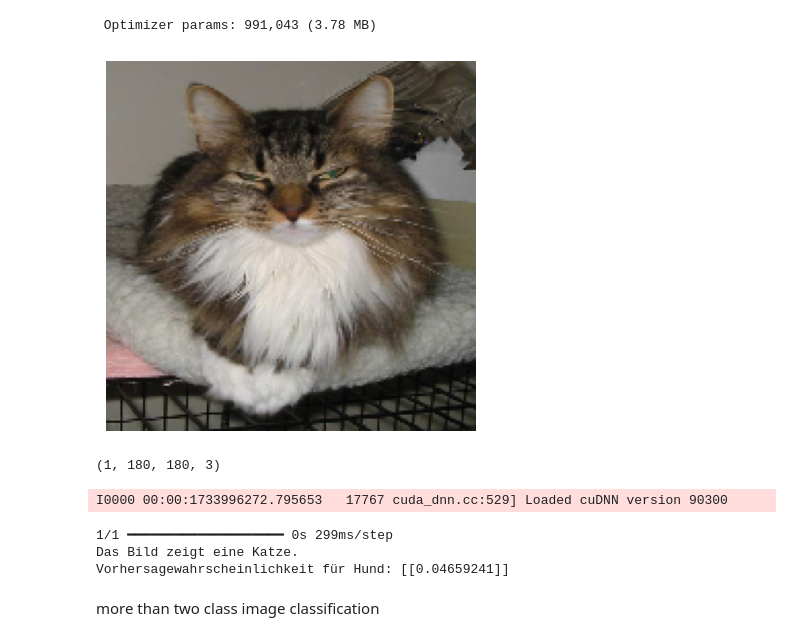
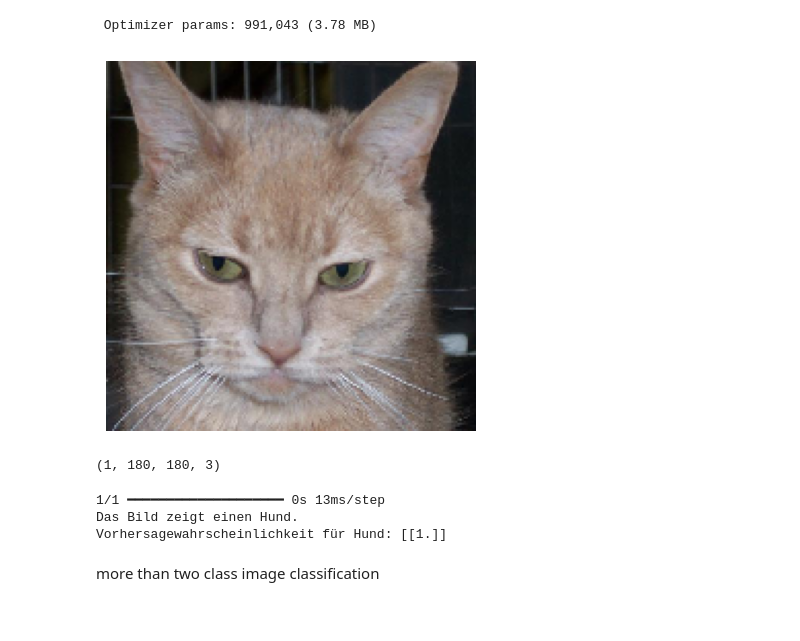
Before and after one commit to RiccardoDAndrea/SceneDetect, a Jupyter notebook: binary_image_classfication.ipynb, the cells around one changed output. Drawn from its saved outputs; the diff is of its cells as text; code cells hidden in the pictures.

```diff
--- a/binary_image_classfication.ipynb
+++ b/binary_image_classfication.ipynb
@@ -267,22 +325,22 @@ Model: "functional_1"
 # %%
 # Model nutzen
 import tensorflow as tf
 from tensorflow.keras.preprocessing import image
 import numpy as np
 import matplotlib.pyplot as plt
 
 # Bild laden
-image_path = r"cats_vs_dogs_small/test/cat/1504.jpg"
+image_path = r"cats_vs_dogs_small/test/cat/1666.jpg"
 
 # Bild auf die gewünschte Eingabegröße skalieren unsere Modell nimmt 180 x 180 x3
 img = image.load_img(image_path, target_size=(180, 180))
 
 # Bild anzeigen
 plt.imshow(img)
 plt.axis("off")
 plt.show()
 # %% [output]
-[figure, old version]
+[figure, new version]
 # %%
 # Das Bild in ein NumPy-Array umwandeln
 img_array = image.img_to_array(img)
@@ -293,8 +351,8 @@ print(img_array.shape)
 (1, 180, 180, 3)
 # %%
 # Vorhersage mit dem geladenen Modell
-prediction = convnet_from_scratch.predict(img_array)
-
+#prediction = convnet_from_scratch.predict(img_array)
+prediction = model.predict(img_array)
 # Vorhersage auswerten
 # Da es eine binäre Klassifikation (Hund vs. Katze) ist:
 if prediction[0] > 0.5:
@@ -303,12 +361,13 @@ else:
     print("Das Bild zeigt eine Katze.")
 
 # Ausgabe der Vorhersagewahrscheinlichkeit
+
+#
 print("Vorhersagewahrscheinlichkeit für Hund:", prediction)
 # %% [output]
-I0000 00:00:1733996272.795653   17767 cuda_dnn.cc:529] Loaded cuDNN version 90300
+1/1 ━━━━━━━━━━━━━━━━━━━━ 0s 13ms/step
+Das Bild zeigt einen Hund.
+Vorhersagewahrscheinlichkeit für Hund: [[1.]]
-1/1 ━━━━━━━━━━━━━━━━━━━━ 0s 299ms/step
-Das Bild zeigt eine Katze.
-Vorhersagewahrscheinlichkeit für Hund: [[0.04659241]]
 # %% [markdown]
 more than two class image classification
 # %%
```
Also changed, not shown: parts of 10 cells of this notebook, 1 other file.
